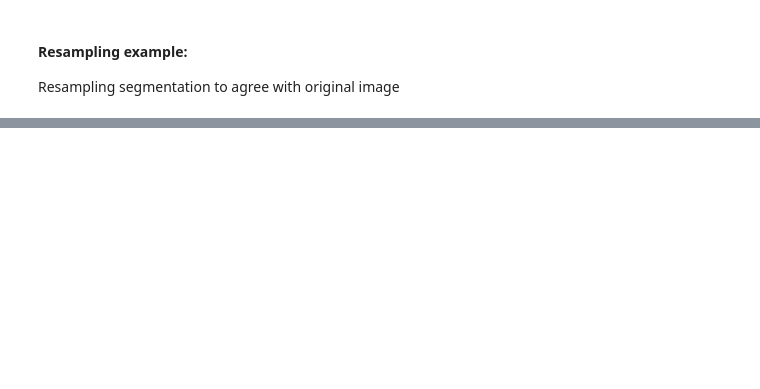
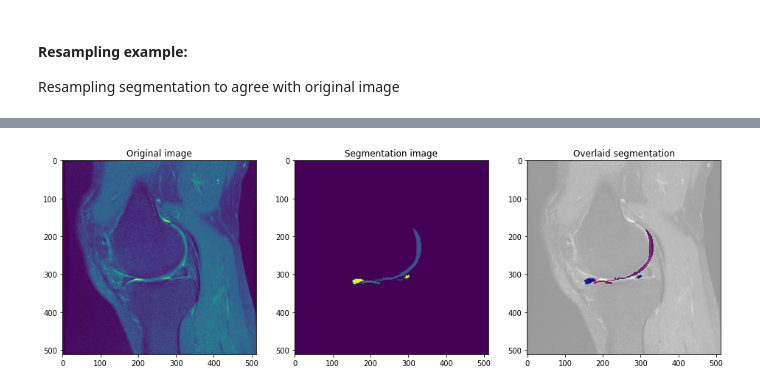
Before and after one commit to UCSF-intelligent-imaging/I2T2, a Jupyter notebook: nbs/00_data.manipulate.ipynb, the cells around one changed output, grey strips where cells are left out. Cells and saved outputs as stored; diff of their text form; code cells hidden in the pictures; blank space fills up the shorter version.

Commit message:
add images

```diff
--- a/nbs/00_data.manipulate.ipynb
+++ b/nbs/00_data.manipulate.ipynb
@@ -360,22 +377,24 @@ print('Knee segmentation dims after resampling:', resampled_segmentation.shape)
 # %%
 #Plot
 plt.figure(figsize=(16,16))
 
 plt.subplot(131)
 plt.title('Original image')
 plt.imshow(image_array[:,:,6])
 
 plt.subplot(132)
 plt.title('Segmentation image')
 plt.imshow(resampled_segmentation[:,:,6])
 
 from matplotlib.colors import ListedColormap
-colors = ['white', 'black', 'red', 'green', 'blue']
+colors = ['white', 'purple', 'red', 'green', 'blue']
 cmap = ListedColormap(colors)
 
 plt.subplot(133)
 plt.title('Overlaid segmentation')
 plt.imshow(image_array[:,:,6], cmap='gray') # I would add interpolation='none'
 plt.imshow(resampled_segmentation[:,:,6], cmap=cmap, vmin=0, vmax=4, alpha=0.6) # interpolation='none'
 
 plt.show()
+# %% [output]
+[figure, added]
```
Also changed, not shown: parts of 11 cells of this notebook, 1 other file.
